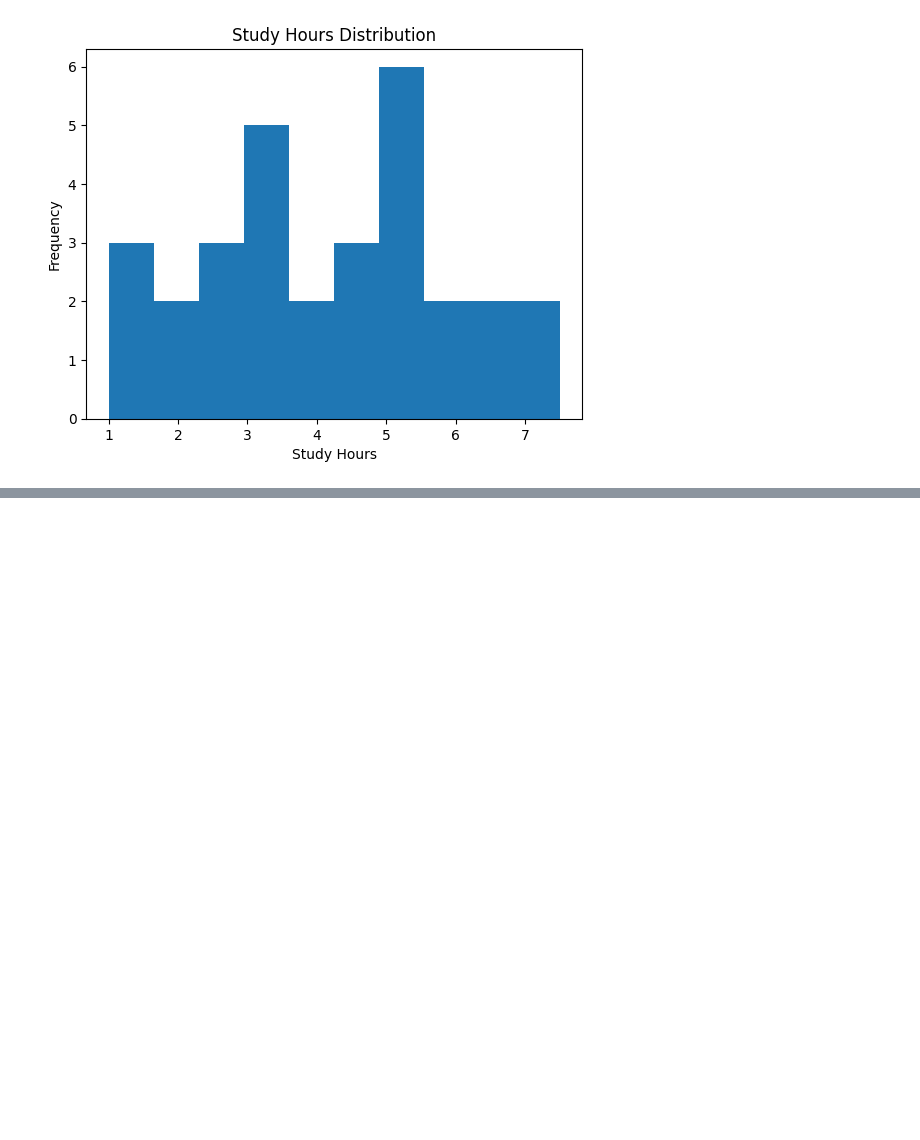
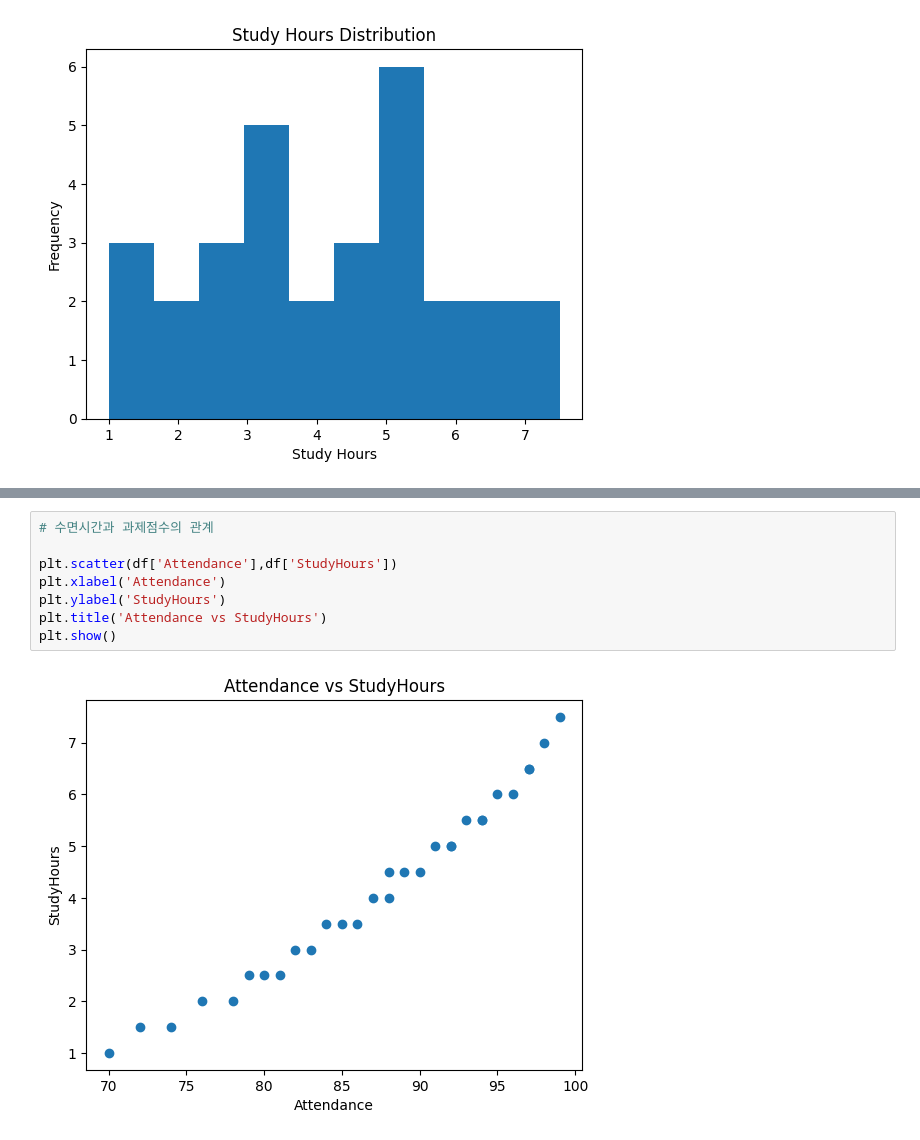
Before and after one commit to wjdtjwls512/School, a Jupyter notebook: 인공지능일반/student분석_1315.ipynb, the cells around one changed output, grey strips where cells are left out. Drawn from its saved outputs; the diff is of its cells as text; blank space fills up the shorter version.

```diff
--- a/인공지능일반/student분석_1315.ipynb
+++ b/인공지능일반/student분석_1315.ipynb
@@ -29,0 +59,10 @@ TypeError: scatter() missing 2 required positional arguments: 'x' and 'y'
+# %%
+# 수면시간과 과제점수의 관계
+
+plt.scatter(df['Attendance'],df['StudyHours'])
+plt.xlabel('Attendance')
+plt.ylabel('StudyHours')
+plt.title('Attendance vs StudyHours')
+plt.show()
+# %% [output]
+[figure, added]
```
Also changed, not shown: parts of 4 cells of this notebook.
